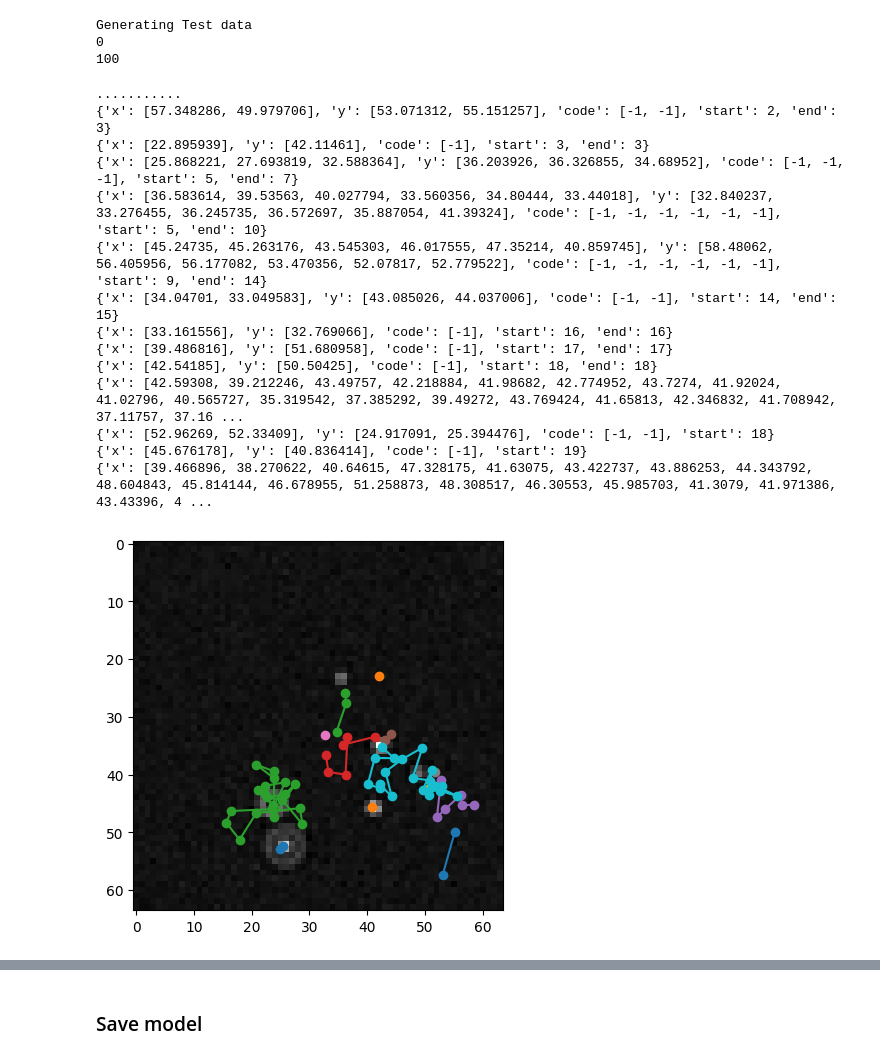
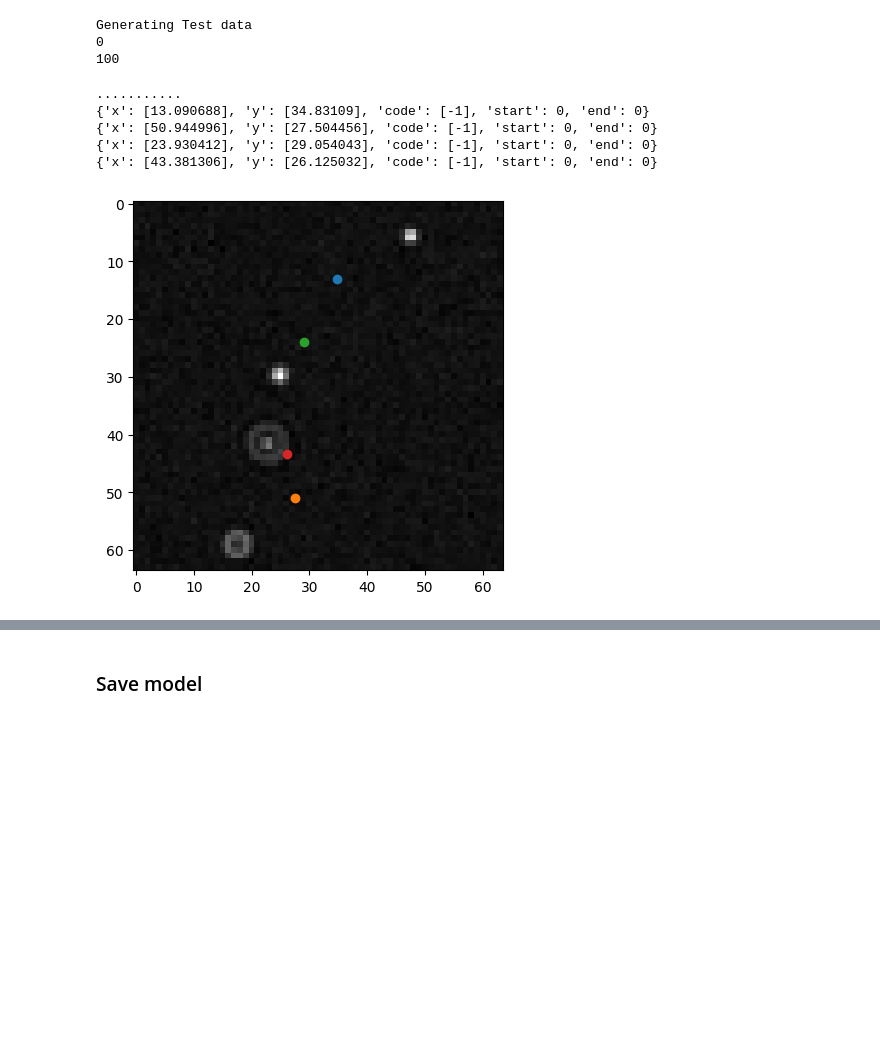
Before and after one commit to GideonJagen/ObjCentricVAE, a Jupyter notebook: test.ipynb, the cells around one changed output, grey strips where cells are left out. Saved outputs shown, nothing was run; the diff lists cells and outputs as text; code cells hidden in the pictures; blank space fills up the shorter version.

```diff
--- a/test.ipynb
+++ b/test.ipynb
@@ -694,7 +707,7 @@ seqeunce_length = 5
 data_amount = 20
 batch_size = 16
 noise_mu = 0.0
-noise_sigma = 0.7
+noise_sigma = 0.1
 
 train_set, test_set, test, test_centroids, test_edges = generate_data(
     sequence_length=seqeunce_length,
@@ -715,5 +730,6 @@ tensor(-0.3279)
 # %%
 num_workers = 0
+batch_size = 4
 
 train_loader, test_loader = make_dataloaders(train_set, test_set, batch_size=batch_size, num_workers=num_workers)
 # %% [markdown]
@@ -774,25 +800,29 @@ importlib.reload(MultiheadAttention)
 load_model = ""
 
 #load_model = "../state_dicts/model-5-20000-presW-glim32-an.pth"
-load_model = "../state_dicts/model-5-20000-presWFix-glimNaN-an-cosine4-latent5-attentionDense.pth"
+#load_model = "../state_dicts/model-MP-firstworking.pth"
 
 
 use_attention = True
 num_entities = 10
-softmax_tmp = 10
-latent_dim = 5
-beta = 0
+softmax_tmp = 1
+latent_dim = 10
+beta = 1e-4
 number_of_heads = 1
-object_radius = None
-combine_method = "max"
+object_radius = 8
+combine_method = "sum"
 topk_select_method = 'max'
+decoder="linnear"
+decoder_feature_size=56 #56
+encoder_num_layers=2
+decoder_num_layers=2
 
 single_decoder = True
 attention_mechanism='cosine-similarity'
 
 
 attention = MultiheadAttention.MultiheadAttention(
-    max_t=1, attention_mechanism=attention_mechanism, softmax_factor=softmax_tmp, number_of_heads=1, num_filters=latent_dim-2
+    max_t=1, attention_mechanism=attention_mechanism, softmax_factor=softmax_tmp, number_of_heads=1, num_filters=latent_dim-2, pos_attention_weight=1
 )
 model = objVAE.MEVAE(
     num_entities,
@@ -800,10 +830,14 @@ model = objVAE.MEVAE(
     beta=beta,
     latent_dim=latent_dim,
     attention=use_attention,
-    object_radius=object_radius,
+    glimpse_size=object_radius,
     combine_method=combine_method,
     topk_select_method=topk_select_method,
-    single_decoder = single_decoder
+    single_decoder = single_decoder,
+    decoder=decoder,
+    decoder_feature_size = decoder_feature_size,
+    encoder_num_layers=encoder_num_layers,
+    decoder_num_layers=decoder_num_layers
 )
 
 
@@ -823,30 +860,21 @@ Generating Test data
 0
 100
 # %%
-seq = test[16]
+seq = test[2]
 
 tra_list = model.extract_obj_and_tra(seq, 4, presence_floor=0.25)
 
 print('...........')
 plt.imshow(seq[-1][0], cmap='gray')
 for i, dict in enumerate(tra_list):
     print(dict)
     plt.plot(dict.get('y'), dict.get('x'), '-o')
 plt.show()
 # %% [output]
 ...........
-{'x': [57.348286, 49.979706], 'y': [53.071312, 55.151257], 'code': [-1, -1], 'start': 2, 'end': 3}
-{'x': [22.895939], 'y': [42.11461], 'code': [-1], 'start': 3, 'end': 3}
-{'x': [25.868221, 27.693819, 32.588364], 'y': [36.203926, 36.326855, 34.68952], 'code': [-1, -1, -1], 'start': 5, 'end': 7}
-{'x': [36.583614, 39.53563, 40.027794, 33.560356, 34.80444, 33.44018], 'y': [32.840237, 33.276455, 36.245735, 36.572697, 35.887054, 41.39324], 'code': [-1, -1, -1, -1, -1, -1], 'start': 5, 'end': 10}
-{'x': [45.24735, 45.263176, 43.545303, 46.017555, 47.35214, 40.859745], 'y': [58.48062, 56.405956, 56.177082, 53.470356, 52.07817, 52.779522], 'code': [-1, -1, -1, -1, -1, -1], 'start': 9, 'end': 14}
-{'x': [34.04701, 33.049583], 'y': [43.085026, 44.037006], 'code': [-1, -1], 'start': 14, 'end': 15}
-{'x': [33.161556], 'y': [32.769066], 'code': [-1], 'start': 16, 'end': 16}
-{'x': [39.486816], 'y': [51.680958], 'code': [-1], 'start': 17, 'end': 17}
-{'x': [42.54185], 'y': [50.50425], 'code': [-1], 'start': 18, 'end': 18}
-{'x': [42.59308, 39.212246, 43.49757, 42.218884, 41.98682, 42.774952, 43.7274, 41.92024, 41.02796, 40.565727, 35.319542, 37.385292, 39.49272, 43.769424, 41.65813, 42.346832, 41.708942, 37.11757, 37.16 ...
-{'x': [52.96269, 52.33409], 'y': [24.917091, 25.394476], 'code': [-1, -1], 'start': 18}
-{'x': [45.676178], 'y': [40.836414], 'code': [-1], 'start': 19}
-{'x': [39.466896, 38.270622, 40.64615, 47.328175, 41.63075, 43.422737, 43.886253, 44.343792, 48.604843, 45.814144, 46.678955, 51.258873, 48.308517, 46.30553, 45.985703, 41.3079, 41.971386, 43.43396, 4 ...
+{'x': [13.090688], 'y': [34.83109], 'code': [-1], 'start': 0, 'end': 0}
+{'x': [50.944996], 'y': [27.504456], 'code': [-1], 'start': 0, 'end': 0}
+{'x': [23.930412], 'y': [29.054043], 'code': [-1], 'start': 0, 'end': 0}
+{'x': [43.381306], 'y': [26.125032], 'code': [-1], 'start': 0, 'end': 0}
-[figure, old version]
+[figure, new version]
 # %%
```
Also changed, not shown: parts of 6 cells of this notebook, 6 other files.
